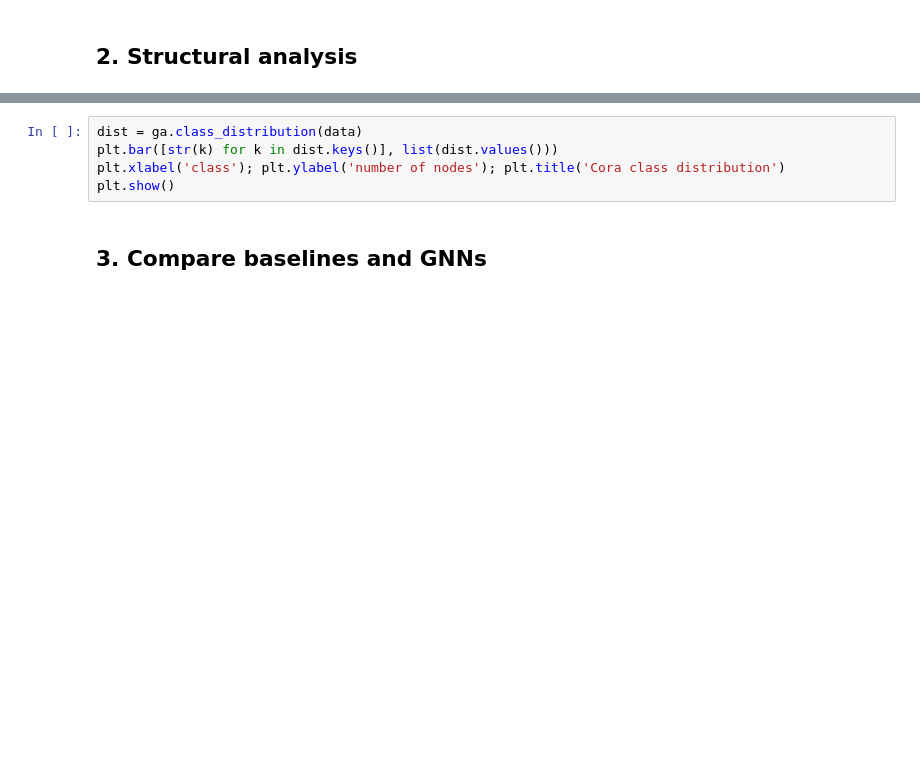
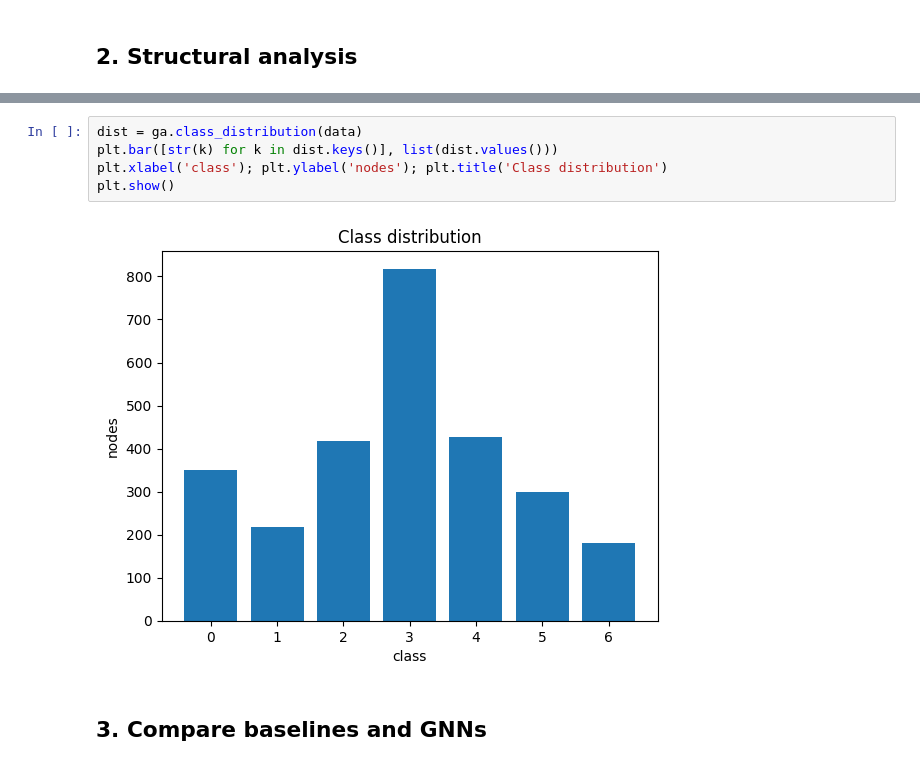
Before and after one commit to Justel1s/bigdata_project, a Jupyter notebook: notebooks/exploration.ipynb, the cells around one changed output, grey strips where cells are left out. Drawn from its saved outputs; the diff is of its cells as text; blank space fills up the shorter version.

```diff
--- a/notebooks/exploration.ipynb
+++ b/notebooks/exploration.ipynb
@@ -22,8 +44,10 @@ ga.print_report(data, 'Cora')
 # %%
 dist = ga.class_distribution(data)
 plt.bar([str(k) for k in dist.keys()], list(dist.values()))
-plt.xlabel('class'); plt.ylabel('number of nodes'); plt.title('Cora class distribution')
+plt.xlabel('class'); plt.ylabel('nodes'); plt.title('Class distribution')
 plt.show()
+# %% [output]
+[figure, added]
 # %% [markdown]
 ## 3. Compare baselines and GNNs
 # %%
```
Also changed, not shown: parts of 5 cells of this notebook.
